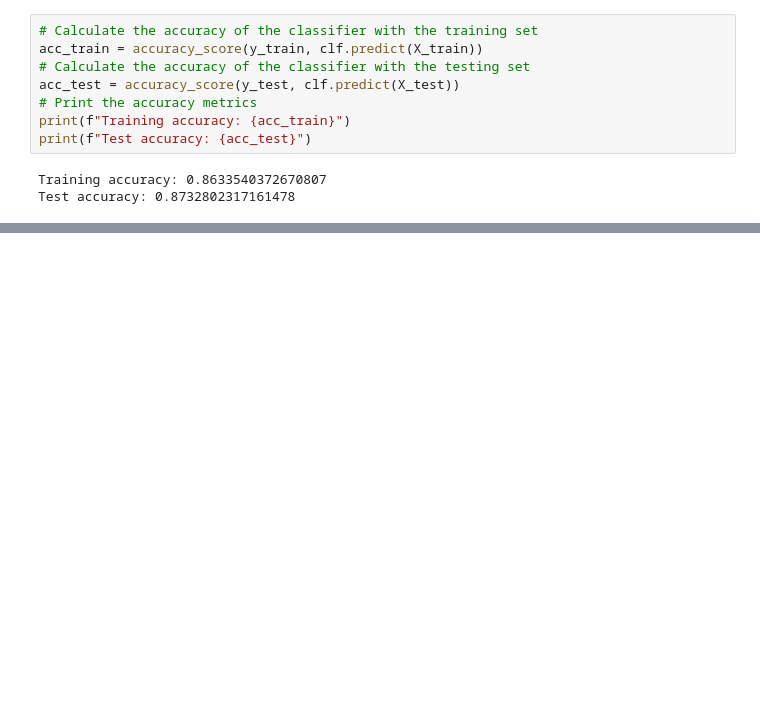
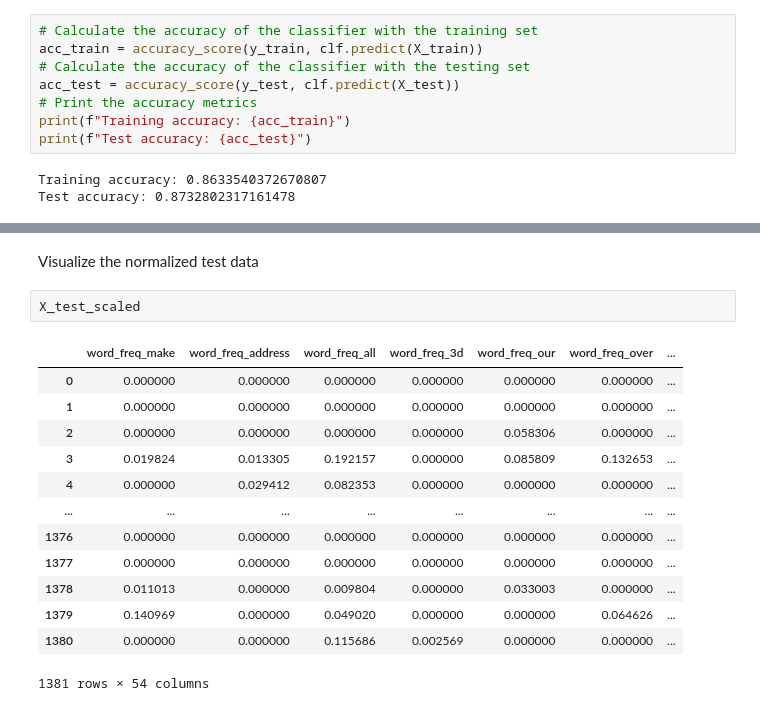
Before and after one commit to ChristianConchari/tp3_spam_detector, a Jupyter notebook: spam_detector_notebook.ipynb, the cells around one changed output, grey strips where cells are left out. Cells and saved outputs as stored; diff of their text form; blank space fills up the shorter version.

```diff
--- a/spam_detector_notebook.ipynb
+++ b/spam_detector_notebook.ipynb
@@ -112,0 +145,18 @@ Test accuracy: 0.8732802317161478
+# %% [markdown]
+Visualize the normalized test data
+# %%
+X_test_scaled
+# %% [output]
+|  | word_freq_make | word_freq_address | word_freq_all | word_freq_3d | word_freq_our | word_freq_over | ... |
+| 0 | 0.000000 | 0.000000 | 0.000000 | 0.000000 | 0.000000 | 0.000000 | ... |
+| 1 | 0.000000 | 0.000000 | 0.000000 | 0.000000 | 0.000000 | 0.000000 | ... |
+| 2 | 0.000000 | 0.000000 | 0.000000 | 0.000000 | 0.058306 | 0.000000 | ... |
+| 3 | 0.019824 | 0.013305 | 0.192157 | 0.000000 | 0.085809 | 0.132653 | ... |
+| 4 | 0.000000 | 0.029412 | 0.082353 | 0.000000 | 0.000000 | 0.000000 | ... |
+| ... | ... | ... | ... | ... | ... | ... | ... |
+| 1376 | 0.000000 | 0.000000 | 0.000000 | 0.000000 | 0.000000 | 0.000000 | ... |
+| 1377 | 0.000000 | 0.000000 | 0.000000 | 0.000000 | 0.000000 | 0.000000 | ... |
+| 1378 | 0.011013 | 0.000000 | 0.009804 | 0.000000 | 0.033003 | 0.000000 | ... |
+| 1379 | 0.140969 | 0.000000 | 0.049020 | 0.000000 | 0.000000 | 0.064626 | ... |
+| 1380 | 0.000000 | 0.000000 | 0.115686 | 0.002569 | 0.000000 | 0.000000 | ... |
+1381 rows × 54 columns
```
Also changed, not shown: parts of 7 cells of this notebook, 1 other file.
